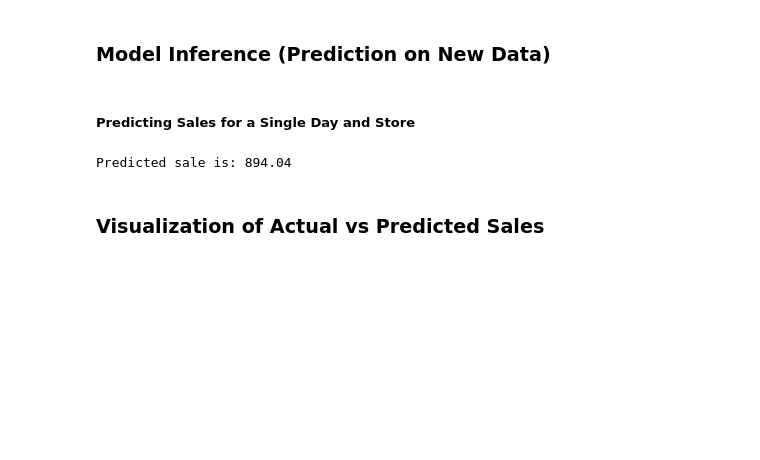
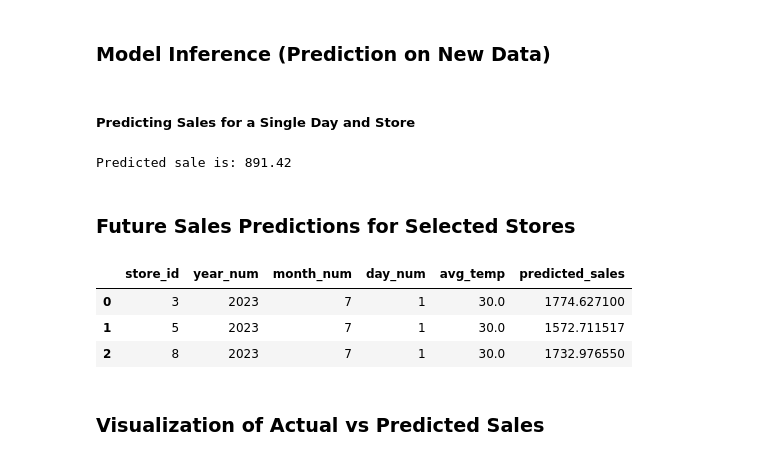
Before and after one commit to zara-abdulla/coffee-shop-sales-analysis, a Jupyter notebook: analysis/sales_forecasting_with_weather.ipynb, the cells around one changed output. Cells and saved outputs as stored; diff of their text form; code cells hidden in the pictures; blank space fills up the shorter version.

```diff
--- a/analysis/sales_forecasting_with_weather.ipynb
+++ b/analysis/sales_forecasting_with_weather.ipynb
@@ -284,22 +279,38 @@ feature_importance
 # %% [markdown]
 ##### Predicting Sales for a Single Day and Store
 # %%
-import pandas as pd
-
 new_day = pd.DataFrame({
+    'store_id': [3],
     'year_num': [2023],
     'month_num': [1],
     'day_num': [3],
-    'avg_temp': [6.5],
-    'store_id_3': [True],   # əgər filial 3-dürsə True
-    'store_id_5': [False],
-    'store_id_8': [False]
+    'avg_temp': [6.5]
 })
 
 predicted_sale = rf_model.predict(new_day)
 print("Predicted sale is:", round(predicted_sale[0], 2))
 # %% [output]
-Predicted sale is: 894.04
+Predicted sale is: 891.42
+# %% [markdown]
+### Future Sales Predictions for Selected Stores
+# %%
+stores = ml_df['store_id'].unique()
+
+future_day = pd.DataFrame({
+    'store_id': stores,
+    'year_num': 2023,
+    'month_num': 7,
+    'day_num': 1,
+    'avg_temp': 30.0
+})
+
+future_day['predicted_sales'] = rf_model.predict(future_day)
+future_day
+# %% [output]
+|  | store_id | year_num | month_num | day_num | avg_temp | predicted_sales |
+| 0 | 3 | 2023 | 7 | 1 | 30.0 | 1774.627100 |
+| 1 | 5 | 2023 | 7 | 1 | 30.0 | 1572.711517 |
+| 2 | 8 | 2023 | 7 | 1 | 30.0 | 1732.976550 |
 # %% [markdown]
 ### Visualization of Actual vs Predicted Sales
 # %%
```
Also changed, not shown: parts of 8 cells of this notebook.
